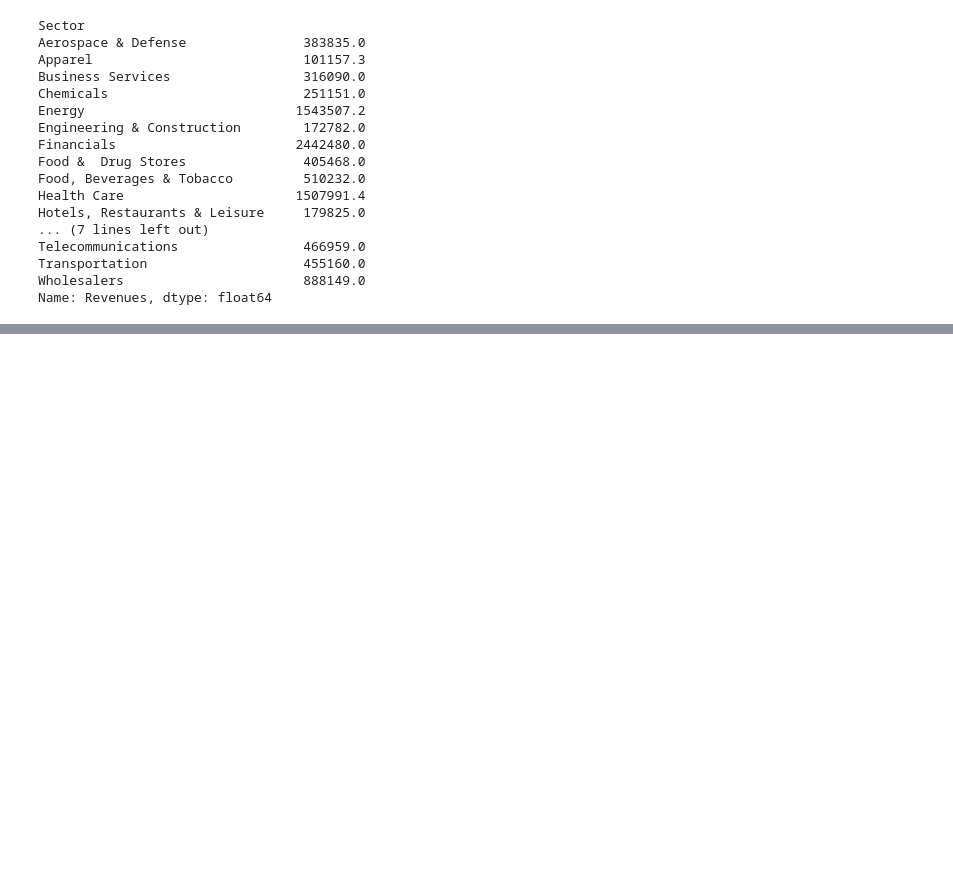
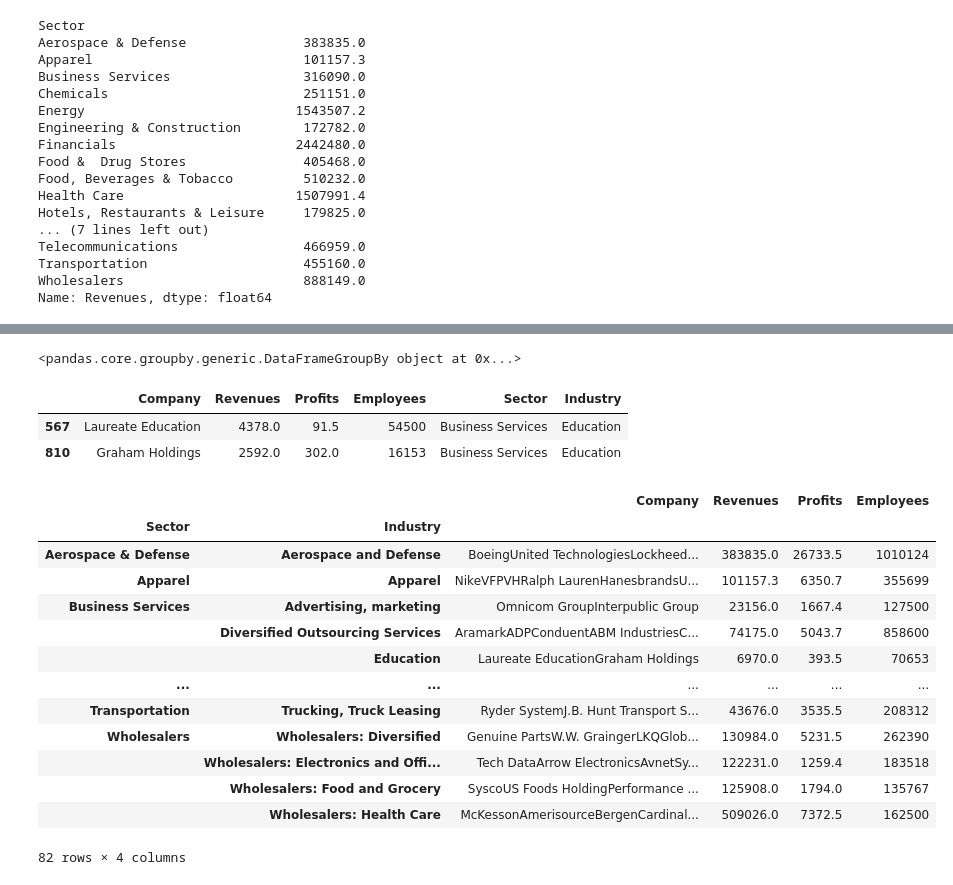
Before and after one commit to singamravibabu/batch23, a Jupyter notebook: Pandas 7.ipynb, the cells around one changed output, grey strips where cells are left out. Drawn from its saved outputs; the diff is of its cells as text; code cells hidden in the pictures; blank space fills up the shorter version.

Commit message:
Pandas GroupBy

```diff
--- a/Pandas 7.ipynb
+++ b/Pandas 7.ipynb
@@ -208,0 +236,29 @@ Name: Revenues, dtype: float64
+# %%
+# groupby dataset based on two columns: Sector and Industry
+sector_and_industry = fortune.groupby(by=["Sector", "Industry"])
+sector_and_industry
+# %% [output]
+<pandas.core.groupby.generic.DataFrameGroupBy object at 0x...>
+# %%
+sector_and_industry.get_group(("Business Services", "Education"))
+# %% [output]
+|  | Company | Revenues | Profits | Employees | Sector | Industry |
+| 567 | Laureate Education | 4378.0 | 91.5 | 54500 | Business Services | Education |
+| 810 | Graham Holdings | 2592.0 | 302.0 | 16153 | Business Services | Education |
+# %%
+sector_and_industry.sum()   # mean() / min(), max()
+# %% [output]
+|  |  | Company | Revenues | Profits | Employees |
+| Sector | Industry |  |  |  |  |
+| Aerospace & Defense | Aerospace and Defense | BoeingUnited TechnologiesLockheed... | 383835.0 | 26733.5 | 1010124 |
+| Apparel | Apparel | NikeVFPVHRalph LaurenHanesbrandsU... | 101157.3 | 6350.7 | 355699 |
+| Business Services | Advertising, marketing | Omnicom GroupInterpublic Group | 23156.0 | 1667.4 | 127500 |
+|  | Diversified Outsourcing Services | AramarkADPConduentABM IndustriesC... | 74175.0 | 5043.7 | 858600 |
+|  | Education | Laureate EducationGraham Holdings | 6970.0 | 393.5 | 70653 |
+| ... | ... | ... | ... | ... | ... |
+| Transportation | Trucking, Truck Leasing | Ryder SystemJ.B. Hunt Transport S... | 43676.0 | 3535.5 | 208312 |
+| Wholesalers | Wholesalers: Diversified | Genuine PartsW.W. GraingerLKQGlob... | 130984.0 | 5231.5 | 262390 |
+|  | Wholesalers: Electronics and Offi... | Tech DataArrow ElectronicsAvnetSy... | 122231.0 | 1259.4 | 183518 |
+|  | Wholesalers: Food and Grocery | SyscoUS Foods HoldingPerformance ... | 125908.0 | 1794.0 | 135767 |
+|  | Wholesalers: Health Care | McKessonAmerisourceBergenCardinal... | 509026.0 | 7372.5 | 162500 |
+82 rows × 4 columns
```
Also changed, not shown: parts of 2 cells of this notebook.
